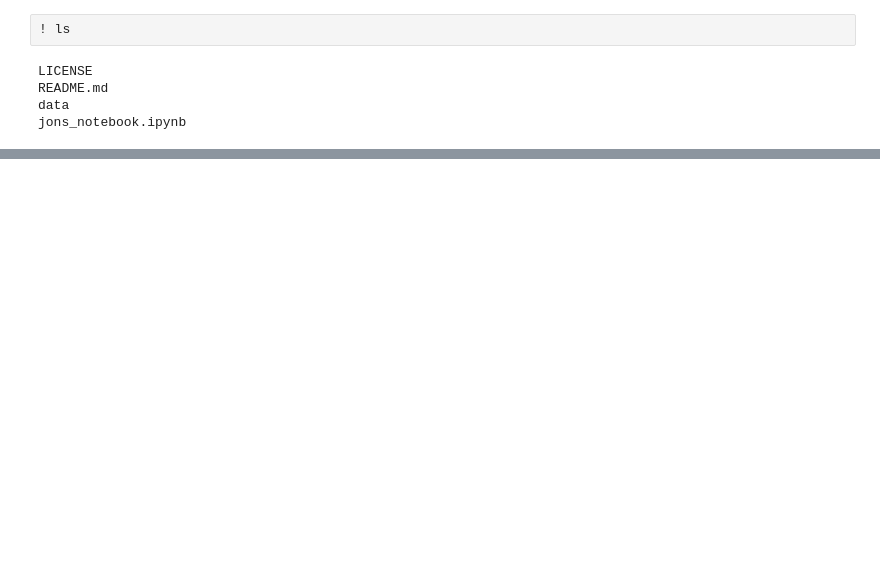
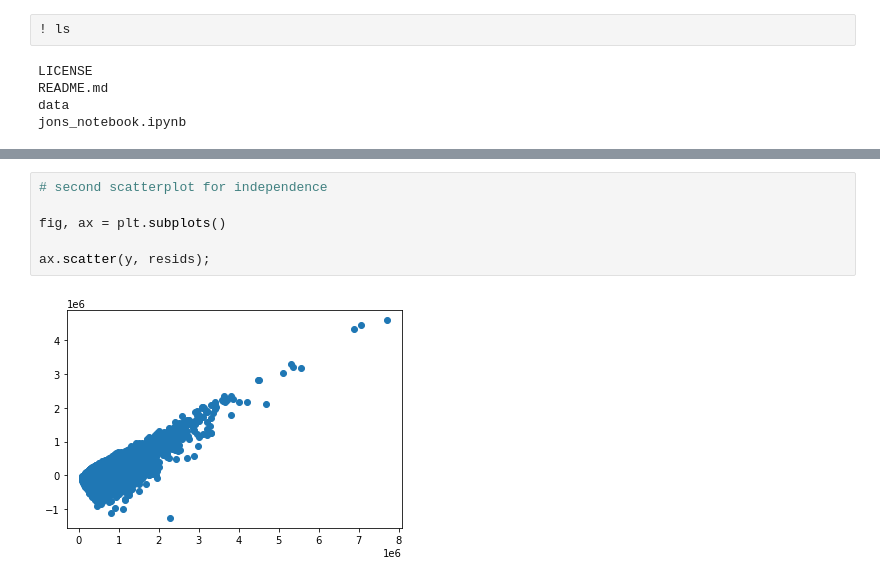
Before and after one commit to mccafj/King-County-House-Sales-Project, a Jupyter notebook: jons_notebook.ipynb, the cells around one changed output, grey strips where cells are left out. Saved outputs shown, nothing was run; the diff lists cells and outputs as text; blank space fills up the shorter version.

```diff
--- a/jons_notebook.ipynb
+++ b/jons_notebook.ipynb
@@ -91,0 +414,8 @@ df.describe()
+# %%
+# second scatterplot for independence
+
+fig, ax = plt.subplots()
+
+ax.scatter(y, resids);
+# %% [output]
+[figure, added]
```
Also changed, not shown: parts of 101 cells of this notebook.
